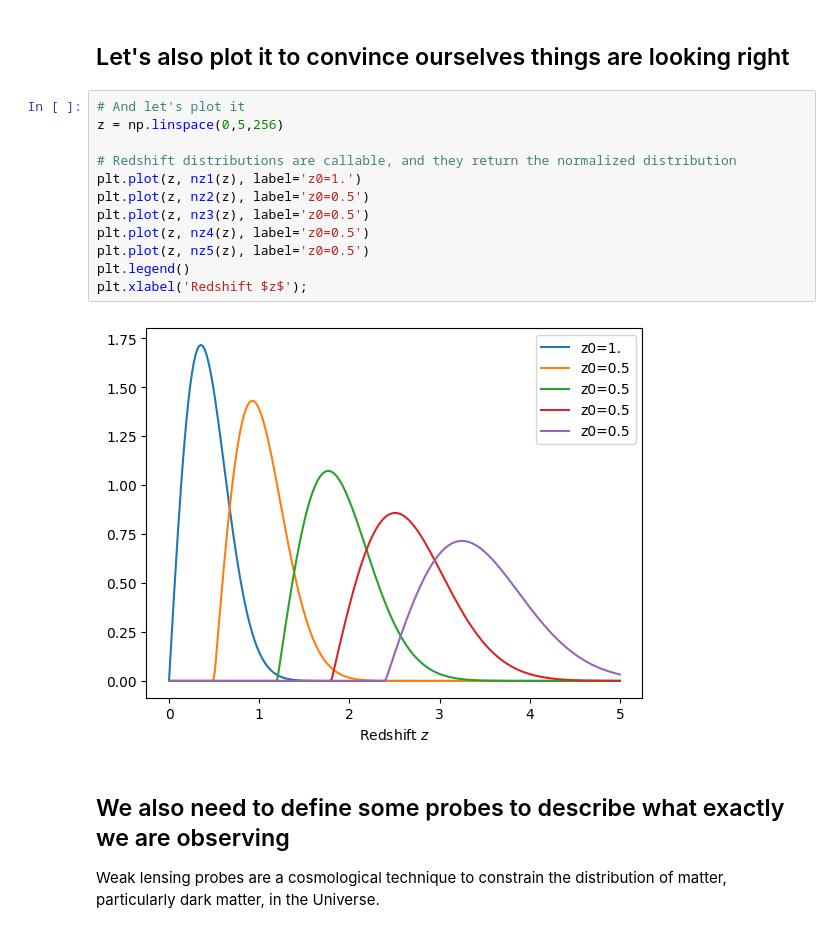
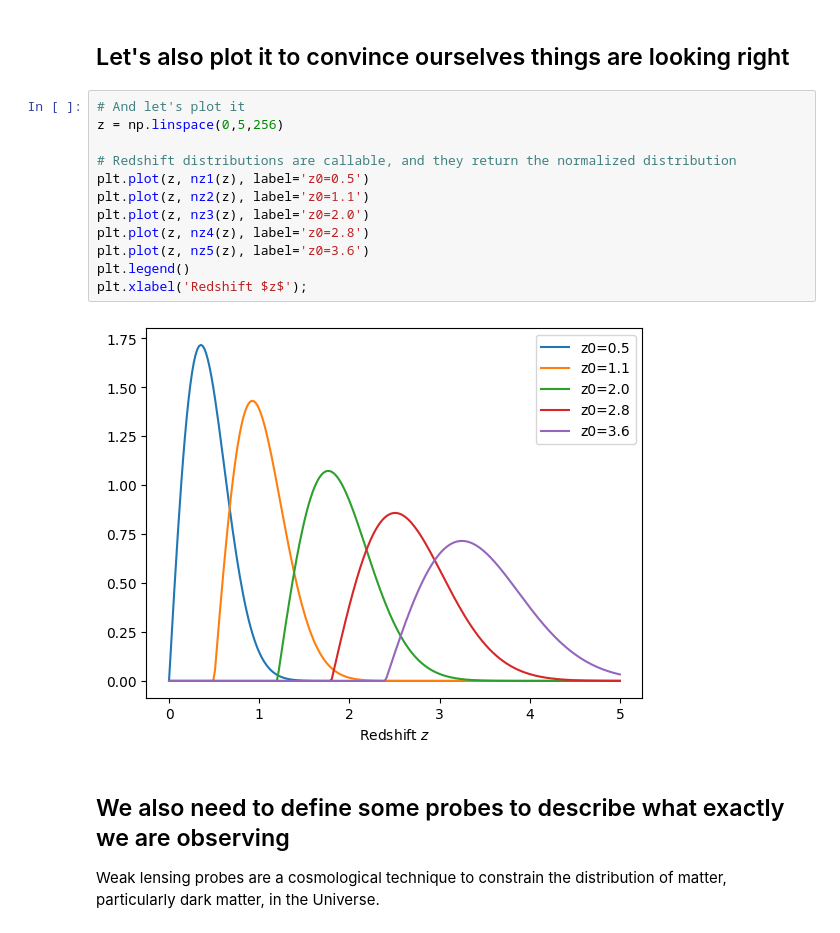
Before and after one commit to astro-informatics/sbi_tutorial, a Jupyter notebook: cosmology_sbi_tutorial.ipynb, the cells around one changed output. Saved outputs shown, nothing was run; the diff lists cells and outputs as text.

```diff
--- a/cosmology_sbi_tutorial.ipynb
+++ b/cosmology_sbi_tutorial.ipynb
@@ -182,17 +178,17 @@ nzs = [nz1, nz2, nz3, nz4, nz5]
 # %%
 # And let's plot it
 z = np.linspace(0,5,256)
 
 # Redshift distributions are callable, and they return the normalized distribution
-plt.plot(z, nz1(z), label='z0=1.')
-plt.plot(z, nz2(z), label='z0=0.5')
-plt.plot(z, nz3(z), label='z0=0.5')
-plt.plot(z, nz4(z), label='z0=0.5')
-plt.plot(z, nz5(z), label='z0=0.5')
+plt.plot(z, nz1(z), label='z0=0.5')
+plt.plot(z, nz2(z), label='z0=1.1')
+plt.plot(z, nz3(z), label='z0=2.0')
+plt.plot(z, nz4(z), label='z0=2.8')
+plt.plot(z, nz5(z), label='z0=3.6')
 plt.legend()
 plt.xlabel('Redshift $z$');
 # %% [output]
-[figure, old version]
+[figure, new version]
 # %% [markdown]
 ## We also need to define some probes to describe what exactly we are observing
 
```
Also changed, not shown: parts of 24 cells of this notebook, 36 other files.
